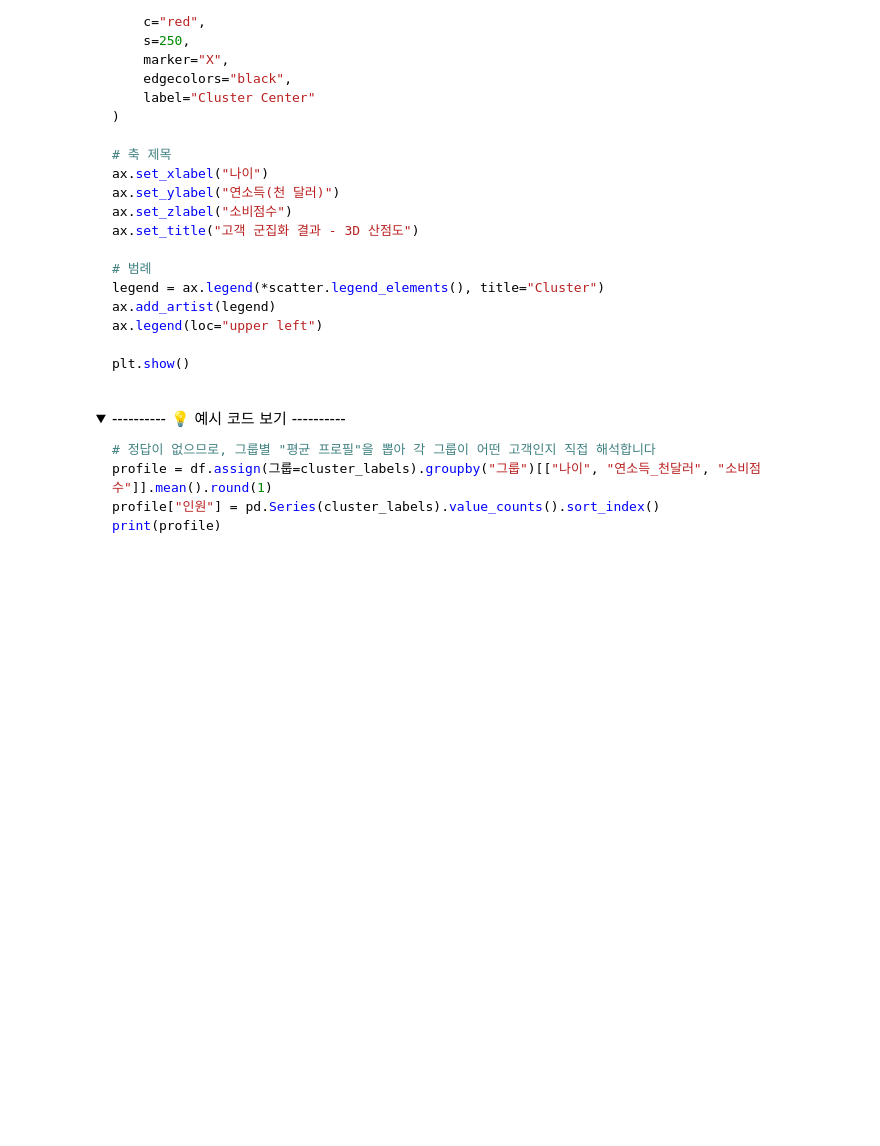
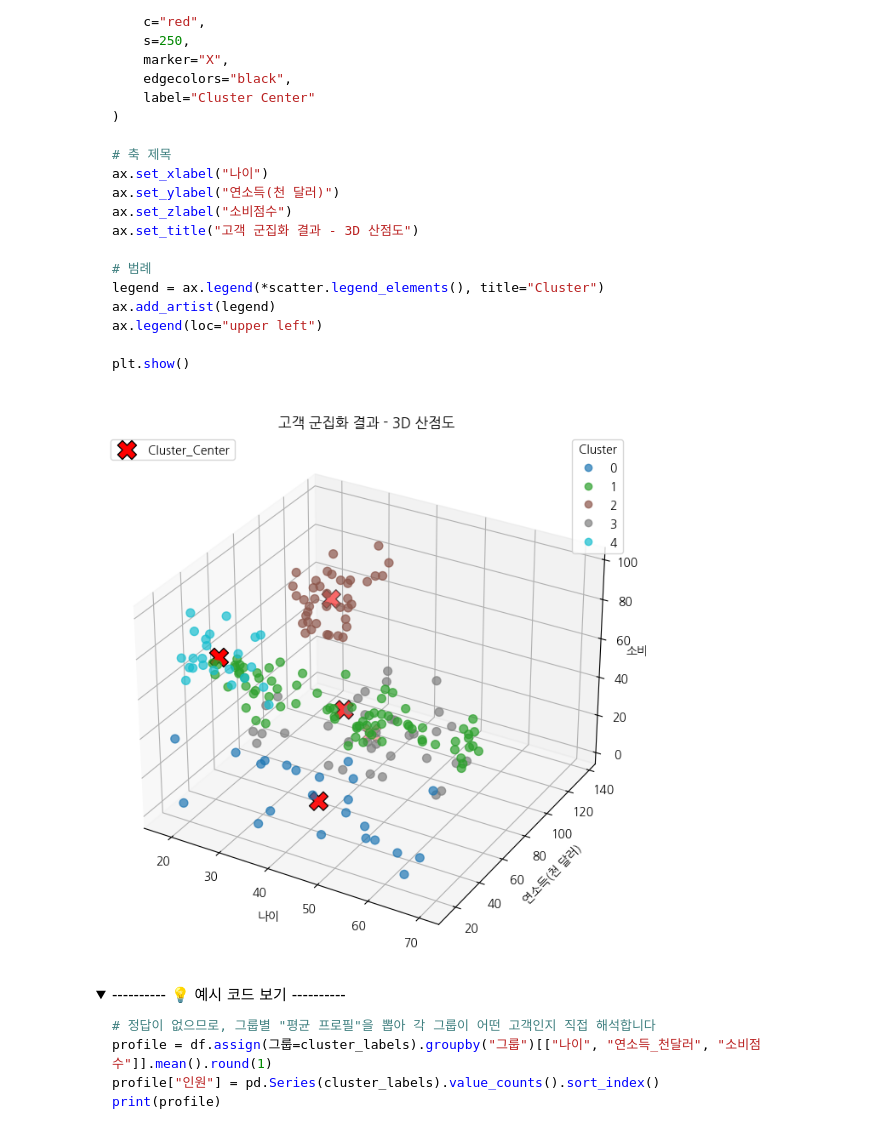
Before and after one commit to qnrPwjd/EST_AI_Challengers_Code, a Jupyter notebook: Week3(AI_Modeling)/CH13_비지도학습및모델성능향상.ipynb, the cells around one changed output. Cells and saved outputs as stored; diff of their text form; code cells hidden in the pictures; folded sections open; blank space fills up the shorter version.

```diff
--- a/Week3(AI_Modeling)/CH13_비지도학습및모델성능향상.ipynb
+++ b/Week3(AI_Modeling)/CH13_비지도학습및모델성능향상.ipynb
@@ -103,9 +105,12 @@ import numpy as np
 import matplotlib.pyplot as plt
 
 # csv 데이터 불러오기
-
-
-
+#df = pd.read_csv('mall_customers.csv')
+#print(df.shape)
+#display(df.head())
+#print(df.info())
 
 # 데이터 준비하기
 # 군집화에 사용할 특성 3개 (고객ID는 식별자, 성별은 이번 실습에서 제외)
+X = df[['나이', '연소득_천달러', '소비점수']]
+print(X.describe().round(1))
@@ -136,8 +151,12 @@ print("각 중심점의 좌표(나이·연소득·소비점수):\n", kmeans.clus
 </details>
 # %%
 # 라이브러리 불러오기
-
-
+from sklearn.cluster import KMeans
 
 # 우선 5개 그룹으로 나누기
 # K를 왜 5로 정했는지는 잠시 뒤 Elbow·Silhouette에서 근거를 확인합니다
+kmeans = KMeans(n_clusters = 5, random_state = 42, n_init = 10)
+cluster_labels = kmeans.fit_predict(X)
+
+print(cluster_labels[:10])
+print('각 중심점의 좌표\n', kmeans.cluster_centers_.round(1))
@@ -199,37 +226,37 @@ plt.show()
 # %%
 import matplotlib.pyplot as plt
 from mpl_toolkits.mplot3d import Axes3D
 
 # 원본 데이터에 군집 번호 추가
-
+df['cluster'] = cluster_labels
 
 # 3D 그래프 생성
-
-
+fig = plt.figure(figsize = (10, 8))
+ax = fig.add_subplot(111, projection = '3d')
 
 # 고객 데이터 표시
-
-
-
+scatter = ax.scatter(df['나이'], df['연소득_천달러'], df['소비점수'], c = df['cluster'], cmap = 'tab10', s = 50, alpha = 0.7)
 
 # 군집 중심점 표시
-
-
+centers = kmeans.cluster_centers_
+ax.scatter(centers[:, 0], centers[:, 1], centers[:, 2], c = 'red', s = 250, marker = 'X', edgecolors = 'black', label = "Cluster_Center")
 
 
 
 # 축 제목
 ax.set_xlabel("나이")
 ax.set_ylabel("연소득(천 달러)")
 ax.set_zlabel("소비점수")
 ax.set_title("고객 군집화 결과 - 3D 산점도")
 
 # 범례
 legend = ax.legend(*scatter.legend_elements(), title="Cluster")
 ax.add_artist(legend)
 ax.legend(loc="upper left")
 
 plt.show()
+# %% [output]
+[figure, added]
 # %% [markdown]
 <details>
 <summary> ---------- 💡 예시 코드 보기 ---------- </summary>
```
Also changed, not shown: parts of 35 cells of this notebook.
